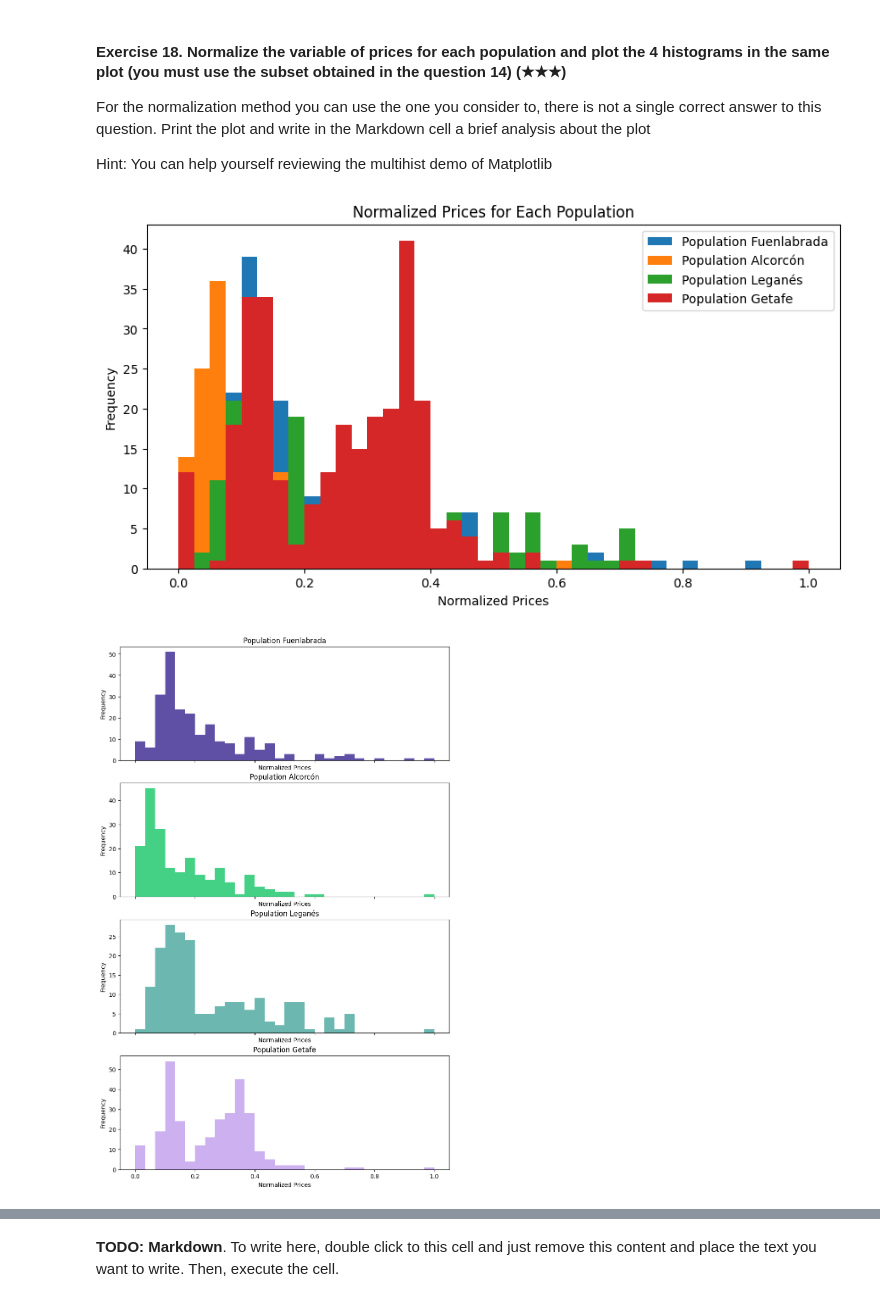
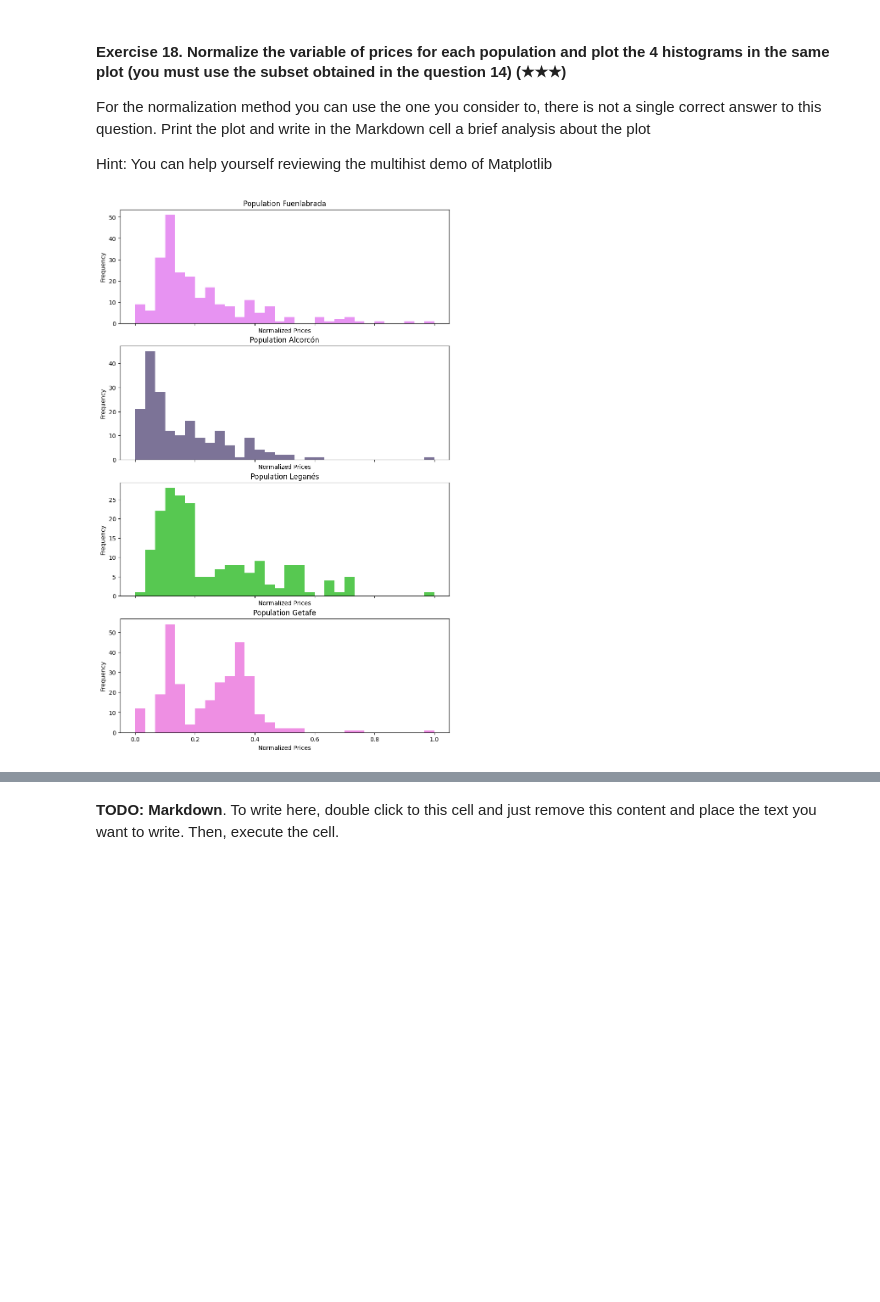
Before and after one commit to Valaery/realestate-datacleanup-exercise, a Jupyter notebook: project.ipynb, the cells around one changed output, grey strips where cells are left out. Cells and saved outputs as stored; diff of their text form; code cells hidden in the pictures; blank space fills up the shorter version.

```diff
--- a/project.ipynb
+++ b/project.ipynb
@@ -371,64 +371,33 @@ Hint: You can help yourself reviewing the multihist demo of Matplotlib
 # %%
 def normalize(df):
     return (df - df.min()) / (df.max() - df.min())
 ds_southbelt_copy = ds_southbelt.copy()
 ds_southbelt_copy['normalized_prices'] = ds_southbelt_copy.groupby('level5')['price'].transform(normalize)
 
 populations = ds_southbelt_copy['level5'].unique()
 num_populations = len(populations)
 
 
-plt.figure(figsize=(10, 5))
+#plt.figure(figsize=(10, 5))
 
-for n in populations:
-    subset = ds_southbelt_copy[ds_southbelt_copy['level5'] == n]
-    plt.hist(subset['normalized_prices'], bins=40, alpha=1, label=f'Population {n}')
+#for population in populations:
+#    subset = ds_southbelt_copy[ds_southbelt_copy['level5'] == population]
+#    plt.hist(subset['normalized_prices'], bins=40, alpha=1, label=f'Population {n}')
 
 
-plt.legend()
-plt.xlabel('Normalized Prices')
-plt.ylabel('Frequency')
-plt.title('Normalized Prices for Each Population')
-plt.show()
+#plt.legend()
+#plt.xlabel('Normalized Prices')
+#plt.ylabel('Frequency')
+#plt.title('Normalized Prices for Each Population')
+#plt.show()
 
 fig, axs = plt.subplots(num_populations, 1, figsize=(10, 4 * num_populations), sharex=True)
 
 for i, population in enumerate(populations):
     subset = ds_southbelt_copy[ds_southbelt_copy['level5'] == population]
     axs[i].hist(subset['normalized_prices'], bins=30, alpha=0.75, color=np.random.rand(3,))
     axs[i].set_title(f'Population {population}')
     axs[i].set_xlabel('Normalized Prices')
     axs[i].set_ylabel('Frequency')
-
-
-
-num_bins = 30
-bins = np.linspace(0, 1, num_bins + 1)
-
-
-hist_data = {}
-
-for population in populations:
-    subset = ds_southbelt_copy[ds_southbelt_copy['level5'] == population]
-    hist, _ = np.histogram(subset['normalized_prices'], bins=bins)
-    hist_data[population] = hist
-
-width = 1 / (len(populations) + 1)  # Width of each bar
-
-plt.figure(figsize=(14, 8))
-
-for i, population in enumerate(populations):
-    # Calculate the position for each bar
-    bar_positions = np.arange(num_bins) + i * width
-    plt.bar(bar_positions, hist_data[population], width=width, label=f'Population {population}', alpha=0.75)
-
-plt.legend()
-plt.xlabel('Normalized Prices')
-plt.ylabel('Frequency')
-plt.title('Normalized Prices for Each Population')
-plt.xticks(np.arange(num_bins) + width * (len(populations) - 1) / 2, np.round(bins[:-1], 2))
-
-plt.show()
 # %% [output]
-[figure, old version]
+[figure, new version]
-[figure, removed]
```
Also changed, not shown: parts of 6 cells of this notebook.
